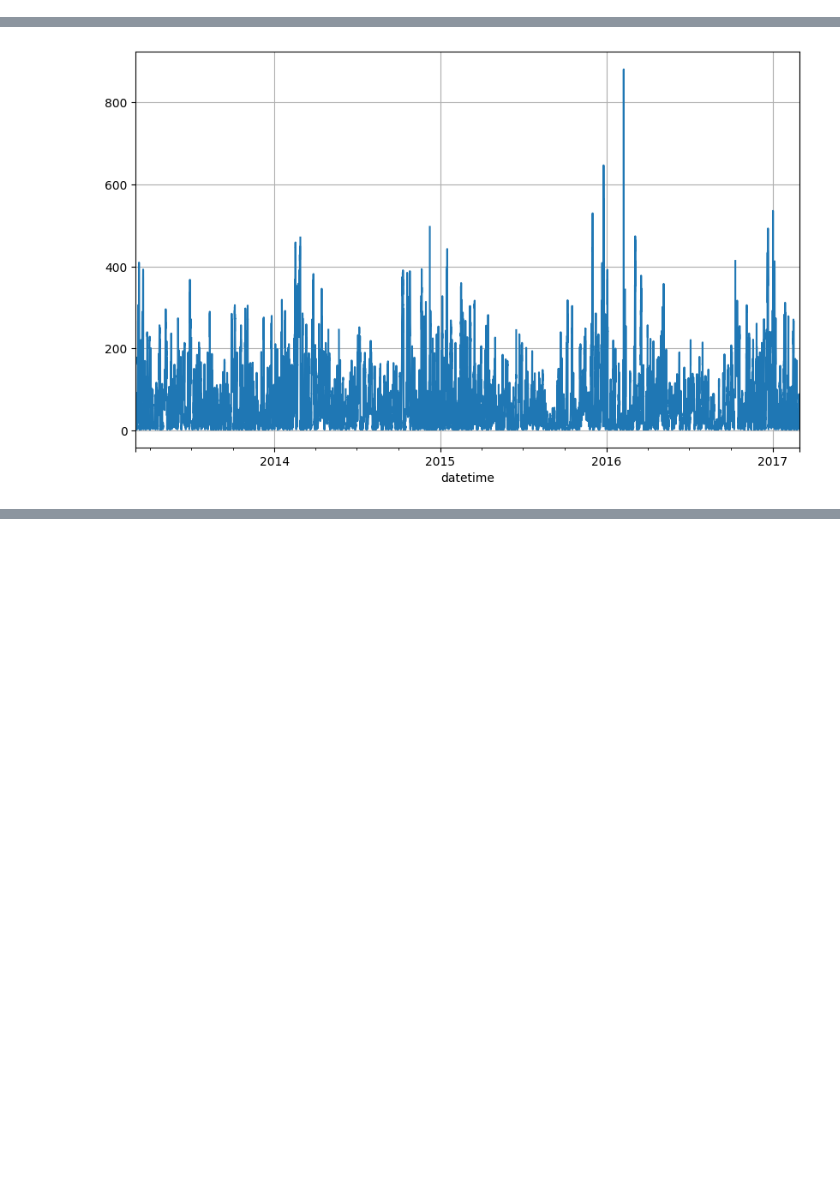
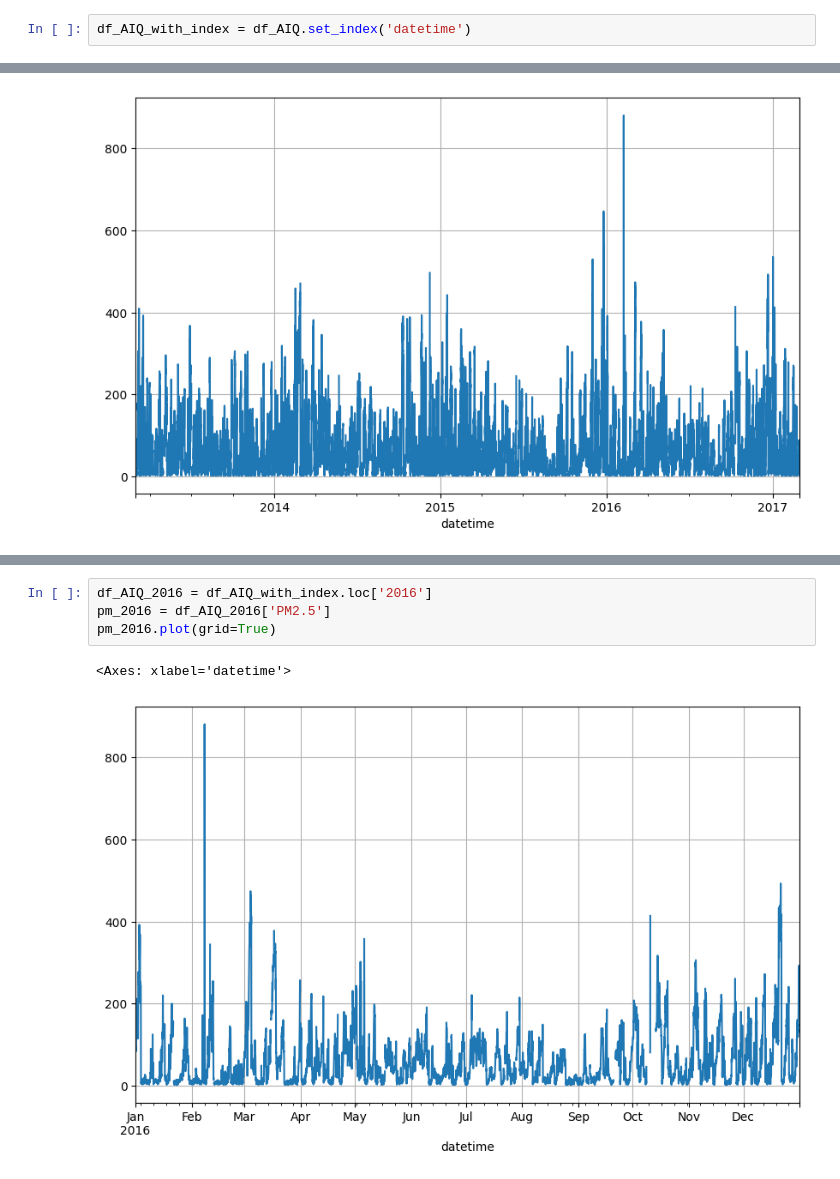
Before and after one commit to FahimS45/ML_projects_under_development, a Jupyter notebook: Anomaly Detection on Time Series Analysis/Time Series EDA.ipynb, the cells around one changed output, grey strips where cells are left out. Saved outputs shown, nothing was run; the diff lists cells and outputs as text; blank space fills up the shorter version.

```diff
--- a/Anomaly Detection on Time Series Analysis/Time Series EDA.ipynb
+++ b/Anomaly Detection on Time Series Analysis/Time Series EDA.ipynb
@@ -152 +138,3 @@ DatetimeIndex(['2013-03-01 00:00:00', '2013-03-01 01:00:00',
+# %%
+df_AIQ_with_index = df_AIQ.set_index('datetime')
 # %%
@@ -176,3 +164,10 @@ pm_2015.plot(grid=True)
 # %% [output]
 <Axes: xlabel='datetime'>
 [figure]
+# %%
+df_AIQ_2016 = df_AIQ_with_index.loc['2016']
+pm_2016 = df_AIQ_2016['PM2.5']
+pm_2016.plot(grid=True)
+# %% [output]
+<Axes: xlabel='datetime'>
+[figure, added]
```
Also changed, not shown: parts of 9 cells of this notebook.
